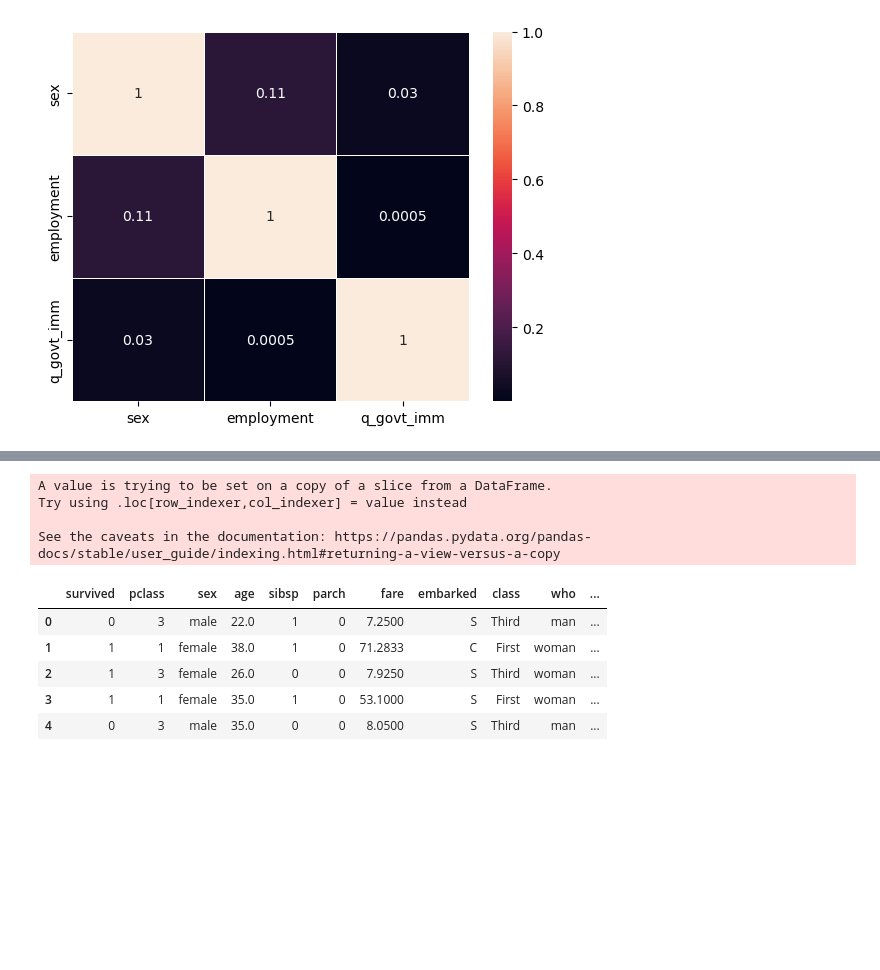
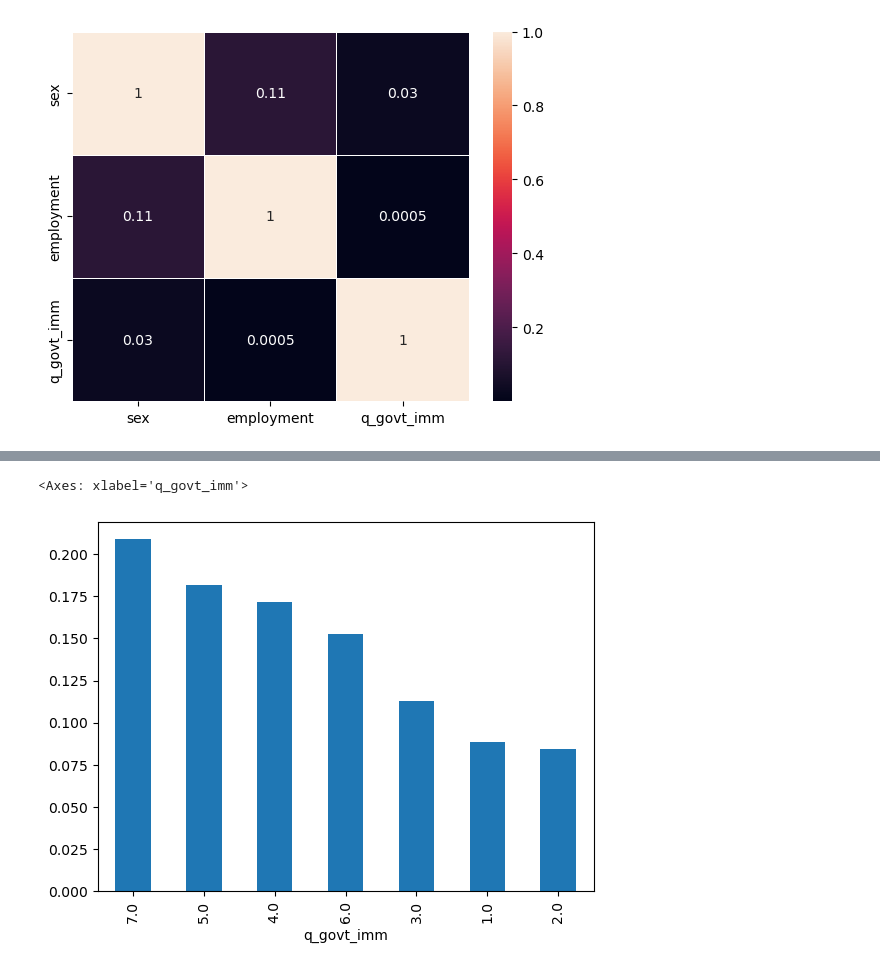
Before and after one commit to Arseny13/hw_sc_tf, a Jupyter notebook: визуализация/дз.ipynb, the cells around one changed output, grey strips where cells are left out. Drawn from its saved outputs; the diff is of its cells as text; code cells hidden in the pictures; blank space fills up the shorter version.

```diff
--- a/визуализация/дз.ipynb
+++ b/визуализация/дз.ipynb
@@ -86,7 +58,7 @@ px.pie(df, values="sex", names="q_govt_imm", title="Fare / Pclass")
+# %%
+df.q_govt_imm.value_counts(normalize=True).plot(kind="bar")
+# %% [output]
+<Axes: xlabel='q_govt_imm'>
+[figure, added]
 # %%
-df1['sex_str'] = np.where(df1['sex']==1, "Male", "Female")
+df['sex_str'] = np.where(df1['sex']==1, "Male", "Female")
-# %% [output]
-A value is trying to be set on a copy of a slice from a DataFrame.
-Try using .loc[row_indexer,col_indexer] = value instead
-
-See the caveats in the documentation: https://pandas.pydata.org/pandas-docs/stable/user_guide/indexing.html#returning-a-view-versus-a-copy
@@ -95,9 +64,0 @@ titanic = sns.load_dataset("titanic")
-# %%
-titanic.head()
-# %% [output]
-|  | survived | pclass | sex | age | sibsp | parch | fare | embarked | class | who | ... |
-| 0 | 0 | 3 | male | 22.0 | 1 | 0 | 7.2500 | S | Third | man | ... |
-| 1 | 1 | 1 | female | 38.0 | 1 | 0 | 71.2833 | C | First | woman | ... |
-| 2 | 1 | 3 | female | 26.0 | 0 | 0 | 7.9250 | S | Third | woman | ... |
-| 3 | 1 | 1 | female | 35.0 | 1 | 0 | 53.1000 | S | First | woman | ... |
-| 4 | 0 | 3 | male | 35.0 | 0 | 0 | 8.0500 | S | Third | man | ... |
```
Also changed, not shown: parts of 19 cells of this notebook.
